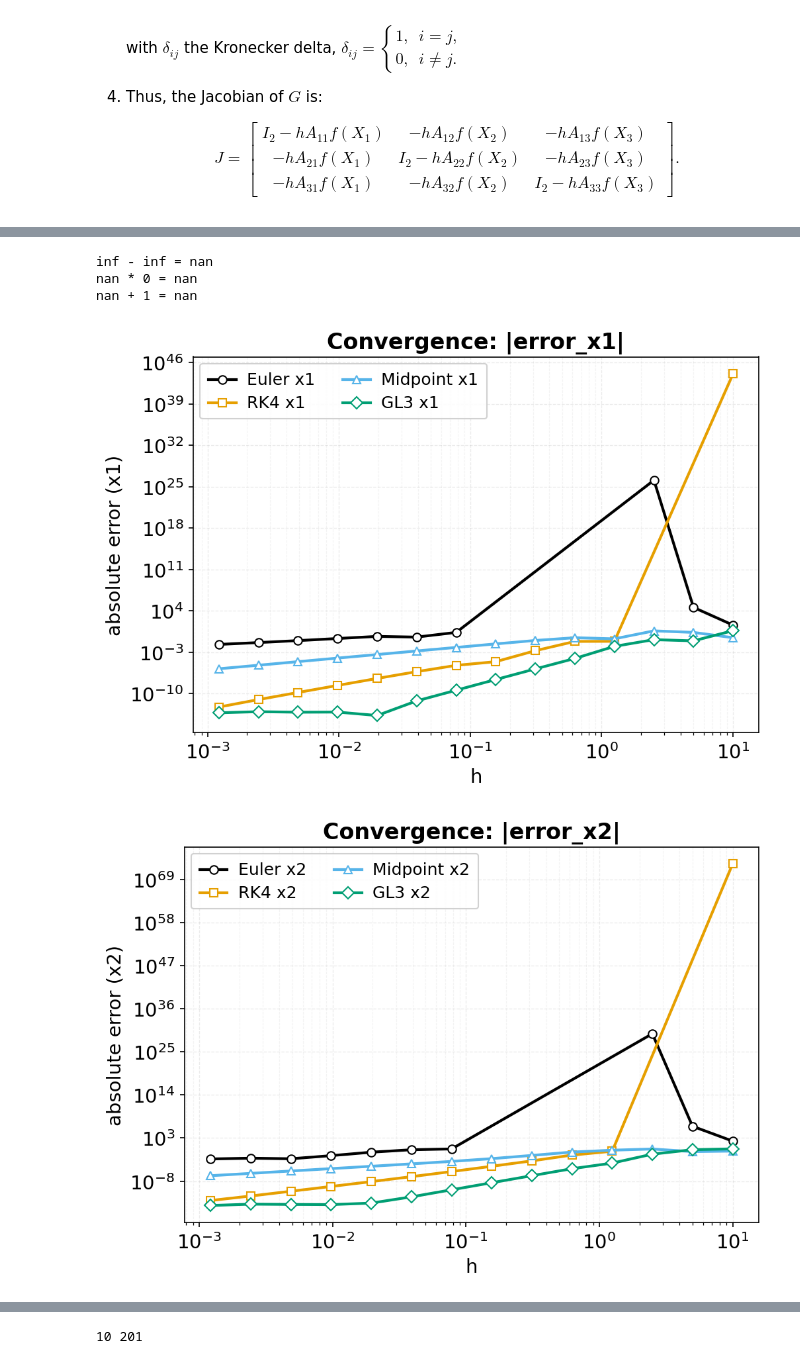
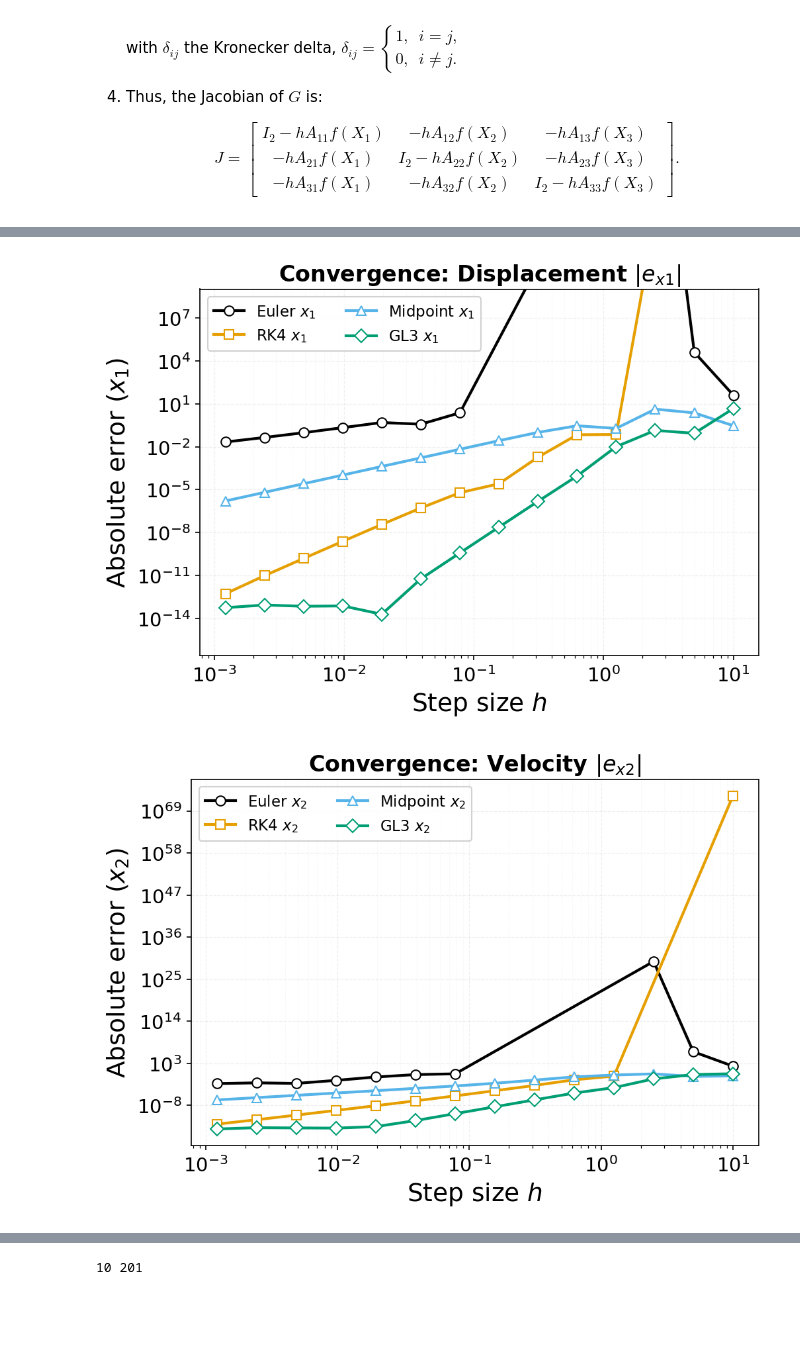
Before and after one commit to Autumn61q/From_ODEs_to_Neural_ODEs, a Jupyter notebook: duffing_oscillator.ipynb, the cells around one changed output, grey strips where cells are left out. Drawn from its saved outputs; the diff is of its cells as text; code cells hidden in the pictures; blank space fills up the shorter version.

```diff
--- a/duffing_oscillator.ipynb
+++ b/duffing_oscillator.ipynb
@@ -508,27 +508,6 @@ Step |     x1 error |     x2 error
   13 | 4.572062e+00 | 1.735362e+00
 
 Observed orders: x1 ≈ 4.140, x2 ≈ 4.324
-# %%
-import numpy as np
-
-a = np.inf
-b = np.inf
-c = a - b  # inf - inf = nan
-print("inf - inf =", c)
-
-d = np.nan
-e = 0.0
-f = d * e  # nan * 0 = nan（有些实现可能返回0，但NumPy返回nan）
-print("nan * 0 =", f)
-
-g = np.nan
-h = 1.0
-i = g + h  # nan + 1 = nan
-print("nan + 1 =", i)
-# %% [output]
-inf - inf = nan
-nan * 0 = nan
-nan + 1 = nan
 # %%
 def _to_1d(a):
     a = np.asarray(a)
@@ -546,51 +525,50 @@ def loglog_safe(ax, x, y, *args, **kwargs):
         raise ValueError("No finite positive points to plot on log–log.")
     return ax.loglog(x1[m], y1[m], *args, **kwargs)
 
 OI = ['#000000', '#E69F00', '#56B4E9', '#009E73', '#D55E00', '#CC79A7', '#F0E442', '#0072B2']
 markers = ['o', 's', '^', 'D', 'v', '>', '<', 'P']
 linestyles = ['-', '-', '-', '-', (0,(3,1,1,1)), (0,(5,2))]
 
 color_map = {name: OI[i % len(OI)] for i, name in enumerate(methods)}
 marker_map = {name: markers[i % len(markers)] for i, name in enumerate(methods)}
 ls_map     = {name: linestyles[i % len(linestyles)] for i, name in enumerate(methods)}
 
-common = dict(linewidth=2.0, markersize=6, markerfacecolor='white')
+common = dict(linewidth=2.0, markersize=7, markerfacecolor='white')
 
+# Figure 1: x1 Error
 fig1, ax1 = plt.subplots(figsize=(7, 5))
 for name in methods:
-    lbl = f"{name} x1"
+    lbl = f"{name} $x_1$"
     loglog_safe(ax1, h_list, errors[name]["x1"],
                 color=color_map[name], marker=marker_map[name], linestyle=ls_map[name],
                 label=lbl, **common)
 
-ax1.grid(True, which='major', alpha=0.25, linestyle='--', linewidth=0.6)
-ax1.grid(True, which='minor', alpha=0.15, linestyle='--', linewidth=0.5)
-ax1.set_xlabel('h')
-ax1.set_ylabel('absolute error (x1)')
-ax1.set_title('Convergence: |error_x1|', fontsize=16, fontweight='bold')
-leg1 = ax1.legend(frameon=True, fancybox=True, framealpha=0.9, borderpad=0.6, loc='best', ncol=2, fontsize=10)
-for t in leg1.get_texts():
-    t.set_fontsize(12)
+ax1.grid(True, which='major', alpha=0.2, linestyle='--', linewidth=0.6)
+ax1.grid(True, which='minor', alpha=0.1, linestyle='--', linewidth=0.4)
+ax1.set_xlabel('Step size $h$', fontsize=18)
+ax1.set_ylabel('Absolute error ($x_1$)', fontsize=18)
+ax1.set_title('Convergence: Displacement $|e_{x1}|$', fontsize=16, fontweight='bold')
+leg1 = ax1.legend(frameon=True, fancybox=True, framealpha=0.9, loc='best', ncol=2, fontsize=11)
+ax1.set_ylim(0, 1e9)
 plt.tight_layout()
 plt.show()
 
+# Figure 2: x2 Error
 fig2, ax2 = plt.subplots(figsize=(7, 5))
 for name in methods:
-    lbl = f"{name} x2"
+    lbl = f"{name} $x_2$"
     loglog_safe(ax2, h_list, errors[name]["x2"],
                 color=color_map[name], marker=marker_map[name], linestyle=ls_map[name],
                 label=lbl, **common)
 
-ax2.grid(True, which='major', alpha=0.25, linestyle='--', linewidth=0.6)
-ax2.grid(True, which='minor', alpha=0.15, linestyle='--', linewidth=0.5)
-ax2.set_xlabel('h')
-ax2.set_ylabel('absolute error (x2)')
-ax2.set_title('Convergence: |error_x2|', fontsize=16, fontweight='bold')
-leg2 = ax2.legend(frameon=True, fancybox=True, framealpha=0.9, borderpad=0.6, loc='best', ncol=2, fontsize=10)
-for t in leg2.get_texts():
-    t.set_fontsize(12)
+ax2.grid(True, which='major', alpha=0.2, linestyle='--', linewidth=0.6)
+ax2.grid(True, which='minor', alpha=0.1, linestyle='--', linewidth=0.4)
+ax2.set_xlabel('Step size $h$', fontsize=18)
+ax2.set_ylabel('Absolute error ($x_2$)', fontsize=18)
+ax2.set_title('Convergence: Velocity $|e_{x2}|$', fontsize=16, fontweight='bold')
+leg2 = ax2.legend(frameon=True, fancybox=True, framealpha=0.9, loc='best', ncol=2, fontsize=11)
 plt.tight_layout()
 plt.show()
 # %% [output]
-[figure, old version]
+[figure, new version]
-[figure, old version]
+[figure, new version]
```
Also changed, not shown: parts of 10 cells of this notebook, 25 other files.
